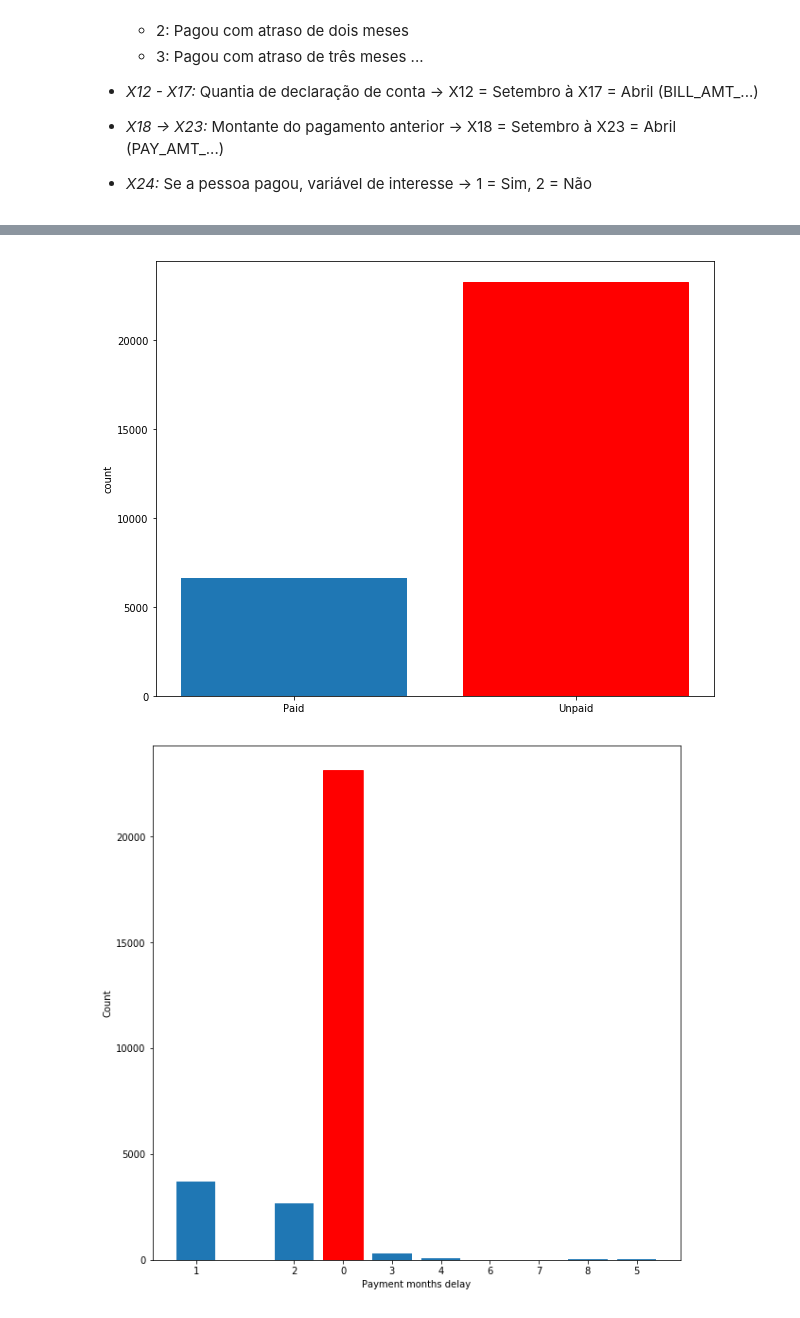
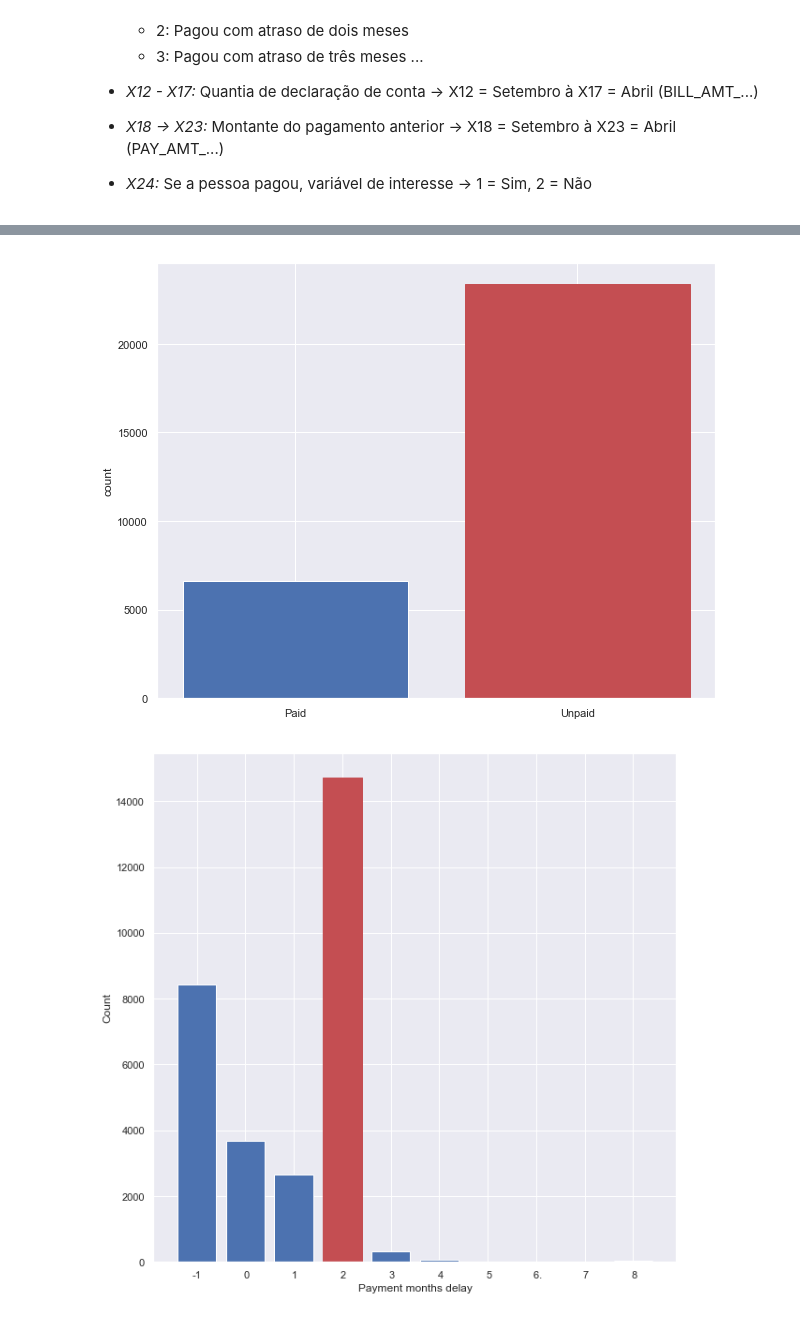
Before and after one commit to Machine-Learning-FGA/default-of-credit-card-clients, a Jupyter notebook: Predição Inadimplência Cartão de Crédito.ipynb, the cells around one changed output, grey strips where cells are left out. Cells and saved outputs as stored; diff of their text form; code cells hidden in the pictures.

```diff
--- a/Predição Inadimplência Cartão de Crédito.ipynb
+++ b/Predição Inadimplência Cartão de Crédito.ipynb
@@ -18,3 +18,22 @@
 * *X12 - X17:* Quantia de declaração de conta -> X12 = Setembro à X17 = Abril (BILL_AMT_...)
 * *X18 -> X23:* Montante do pagamento anterior -> X18 = Setembro à X23 = Abril (PAY_AMT_...)
 * *X24:* Se a pessoa pagou, variável de interesse -> 1 = Sim, 2 = Não
+# %%
+import pandas as pd
+import numpy as np
+
+df = pd.read_excel('default of credit card clients.xls')
+labels = df.iloc[0].values
+df = df.iloc[1:]
+
+df = pd.get_dummies(df, columns=['X2', 'X3', 'X4'])
+# %%
+# Heatmap with original data
+import seaborn as sns
+import matplotlib.pyplot as plt
+
+sns.set()
+df = df.astype(float)
+
+plt.figure(figsize=(10, 10))
+sns.heatmap(df.corr(), square=True, cmap='RdYlGn')
@@ -59,12 +72,11 @@ for i in range(12, 24):
 # %%
-# Heatmap
+# Heatmap with sliced data
 import seaborn as sns
-from matplotlib import pyplot
+import matplotlib.pyplot as plt
 
+sns.set()
 df = df.astype(float)
 
-pyplot.figure(figsize=(10, 10))
+plt.figure(figsize=(10, 10))
 sns.heatmap(df.corr(), square=True, cmap='RdYlGn')
-
-pyplot.show()
 # %% [output]
@@ -93,21 +117,21 @@ knn.score(X_test, y_test)
 # %%
 # Barplot of Y
-pyplot.figure(figsize=(10,8))
-barlist = pyplot.bar(df.Y.unique(),df.Y.value_counts())
+plt.figure(figsize=(10,8))
+barlist = plt.bar(df.Y.unique(),df.Y.value_counts())
 barlist[0].set_color('r')
-pyplot.xticks(df.Y.unique(),('Unpaid','Paid'))
-pyplot.ylabel('count')
-pyplot.show()
+plt.xticks(df.Y.unique(),('Unpaid','Paid'))
+plt.ylabel('count')
+plt.show()
 # %% [output]
-[figure, old version]
+[figure, new version]
 # %%
 # Barplot of Payment History
-pyplot.figure(figsize=(10,10))
-barlist = pyplot.bar(df.X6.unique(),df.X6.value_counts())
+plt.figure(figsize=(10,10))
+barlist = plt.bar(df.X6.unique(),df.X6.value_counts())
 barlist[0].set_color('r')
-pyplot.xticks(df.X6.unique(),('0','1','2','3','4','5','8','6','7'))
-pyplot.ylabel('Count')
-pyplot.xlabel('Payment months delay')
-pyplot.show()
+plt.xticks(df.X6.unique(),str(df.X6.unique()).replace('[', '').replace(']', '').split('. '))
+plt.ylabel('Count')
+plt.xlabel('Payment months delay')
+plt.show()
 # %% [output]
-[figure, old version]
+[figure, new version]
```
Also changed, not shown: parts of 6 cells of this notebook.
